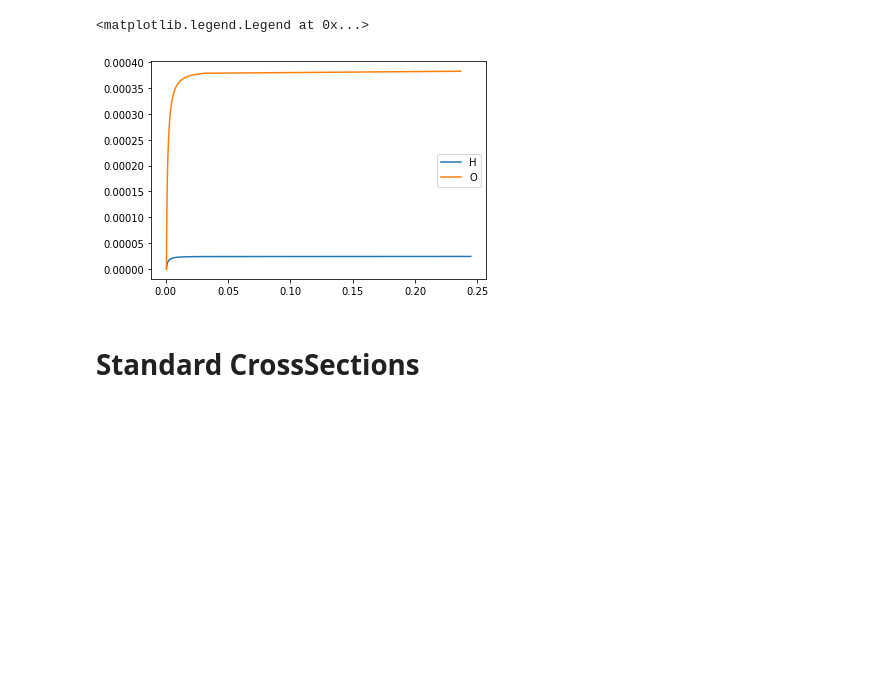
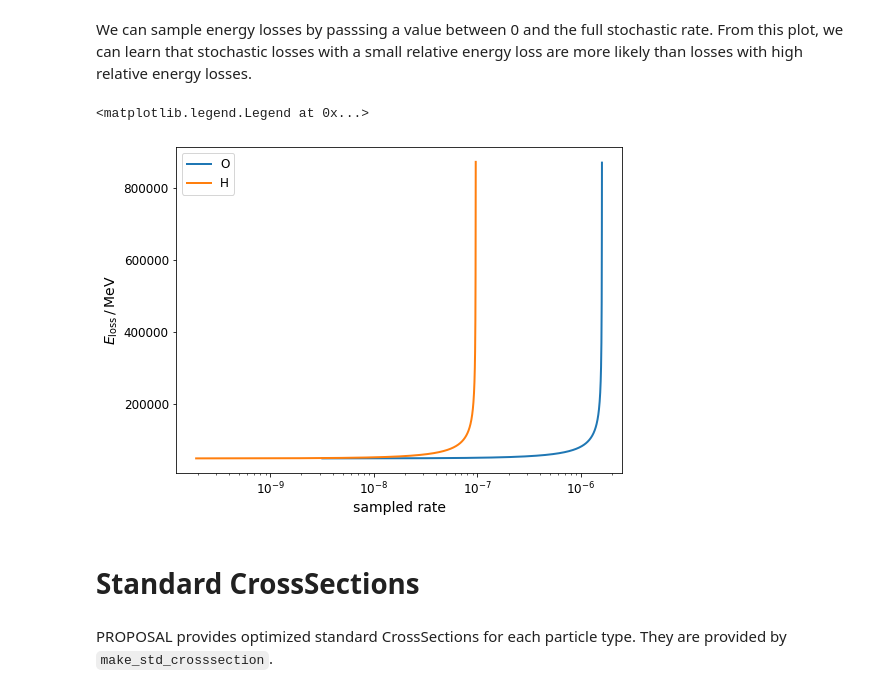
Before and after one commit to tudo-astroparticlephysics/PROPOSAL, a Jupyter notebook: examples/CrossSection.ipynb, the cells around one changed output. Cells and saved outputs as stored; diff of their text form; code cells hidden in the pictures; blank space fills up the shorter version.

```diff
--- a/examples/CrossSection.ipynb
+++ b/examples/CrossSection.ipynb
@@ -15,7 +21,7 @@ args = {
 energies = np.geomspace(1e3, 1e9, 100)
 cuts = [
     pp.EnergyCutSettings(500, 1, False),
-    pp.EnergyCutSettings(np.Infinity, 0.05, False),
+    pp.EnergyCutSettings(np.Infinity, 0.01, False),
     pp.EnergyCutSettings(np.Infinity, 1, False)
 ]
 
@@ -24,6 +30,8 @@ for cut in cuts:
     plt.plot(energies, cross.calculate_dEdx(energies), label=f"{cut.ecut} / {cut.vcut}")
 plt.xscale("log")
 plt.yscale("log")
+plt.xlabel(r'$E \,/\, \mathrm{MeV} $')
+plt.ylabel(r'$\left\langle\frac{\mathrm{d}E}{\mathrm{d}X}\right\rangle \,\left/\, \left( \rm{MeV} \cdot \rm{cm}^2 \,/\, \rm{g} \right) \right. $')
 plt.legend()
 # %% [output]
 <matplotlib.legend.Legend at 0x...>
@@ -37,11 +47,12 @@ energies = np.geomspace(1e3, 1e9, N_SAMPLE)
 for cut in cuts:
     cross = pp.crosssection.make_crosssection(cuts = cut,**args)
     for i in range(N_SAMPLE):
-        rates = cross.calculate_dNdx(energies[i])
-        dNdx[i] = sum(rates.values())
+        dNdx[i] = cross.calculate_dNdx(energies[i])
     plt.plot(energies, dNdx, label=f"{cut.ecut} / {cut.vcut}")
 plt.xscale("log")
 plt.yscale("log")
+plt.xlabel(r'$E \,/\, \mathrm{MeV} $')
+plt.ylabel(r'$\sigma_\mathrm{tot} \,\left/\, \left( \rm{cm^2} \,/\, \rm{g} \right) \right. $')
 plt.legend()
 # %% [output]
 <matplotlib.legend.Legend at 0x...>
@@ -48,0 +62,15 @@ plt.legend()
+# %%
+N_SAMPLE = 100
+energies = np.geomspace(1e3, 1e9, N_SAMPLE)
+cut = pp.EnergyCutSettings(500, 1, False)
+cross = pp.crosssection.make_crosssection(cuts = cut,**args)
+for t in cross.targets():
+    dNdx = np.empty(N_SAMPLE)
+    for i in range(N_SAMPLE):
+        dNdx[i] = cross.calculate_dNdx(energies[i], t)
+    plt.plot(energies, dNdx, label=f"{t.name}")
+plt.xscale("log")
+plt.yscale("log")
+plt.xlabel(r'$E \,/\, \mathrm{MeV} $')
+plt.ylabel(r'$\sigma_\mathrm{tot} \,\left/\, \left( \rm{cm^2} \,/\, \rm{g} \right) \right. $')
+plt.legend()
@@ -49,19 +80,29 @@ plt.legend()
+# %% [markdown]
+We can sample energy losses by passsing a value between 0 and the full stochastic rate.
+From this plot, we can learn that stochastic losses with a small relative energy loss are more likely than losses with high relative energy losses.
 # %%
-N_SAMPLES = 100
+N_SAMPLES = 500
 energy = 1e6
-cross = pp.crosssection.make_crosssection(cuts = pp.EnergyCutSettings(500, 1, False),**args)
-rates = cross.calculate_dNdx(energy)
-for c, r in rates.items():
-    sampled_rate = np.linspace(0, r, N_SAMPLES)
+cross = pp.crosssection.make_crosssection(cuts = pp.EnergyCutSettings(np.Infinity, 0.05, False),**args)
+rates = []
+for t in cross.targets():
+    rates.append(cross.calculate_dNdx(energy, t))
+for t, r in zip(cross.targets(), rates):
+    sampled_rate = np.linspace(0, r, N_SAMPLES+1)[1:]
     loss = np.empty(N_SAMPLES)
     for i in range(N_SAMPLES):
-        loss[i] = cross.calculate_stochastic_loss(c, energy, sampled_rate[i])
-    plt.plot(loss, sampled_rate, label=f"{c.name}")
-# plt.yscale("log")
+        loss[i] = cross.calculate_stochastic_loss(t, energy, sampled_rate[i]) * energy
+    plt.plot(sampled_rate, loss, label=f"{t.name}")
+plt.xscale("log")
+plt.ylabel(r'$E_\mathrm{loss} \,/\, \mathrm{MeV} $')
+plt.xlabel(r'sampled rate')
 plt.legend()
 # %% [output]
 <matplotlib.legend.Legend at 0x...>
-[figure, old version]
+[figure, new version]
 # %% [markdown]
 # Standard CrossSections
+# %% [markdown]
+PROPOSAL provides optimized standard CrossSections for each particle type.
+They are provided by `make_std_crosssection`.
 # %%
```
Also changed, not shown: parts of 14 cells of this notebook, 14 other files.
